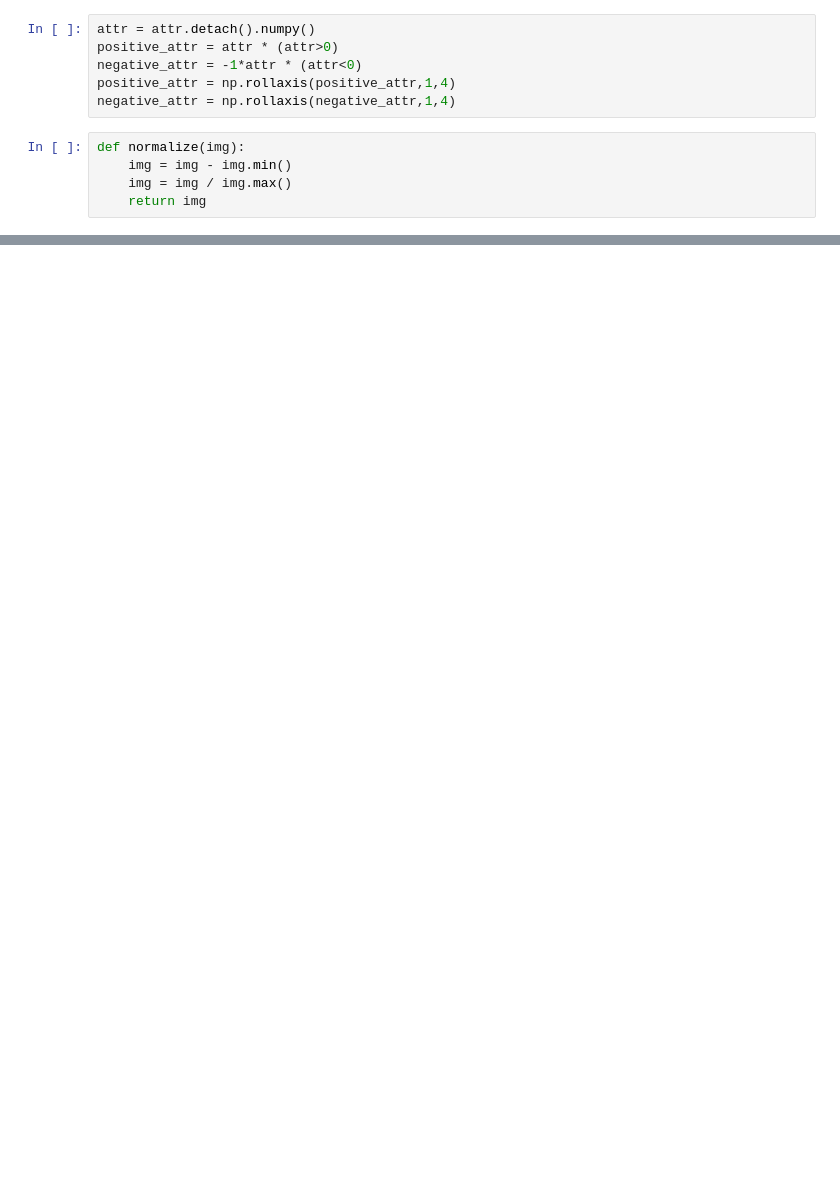
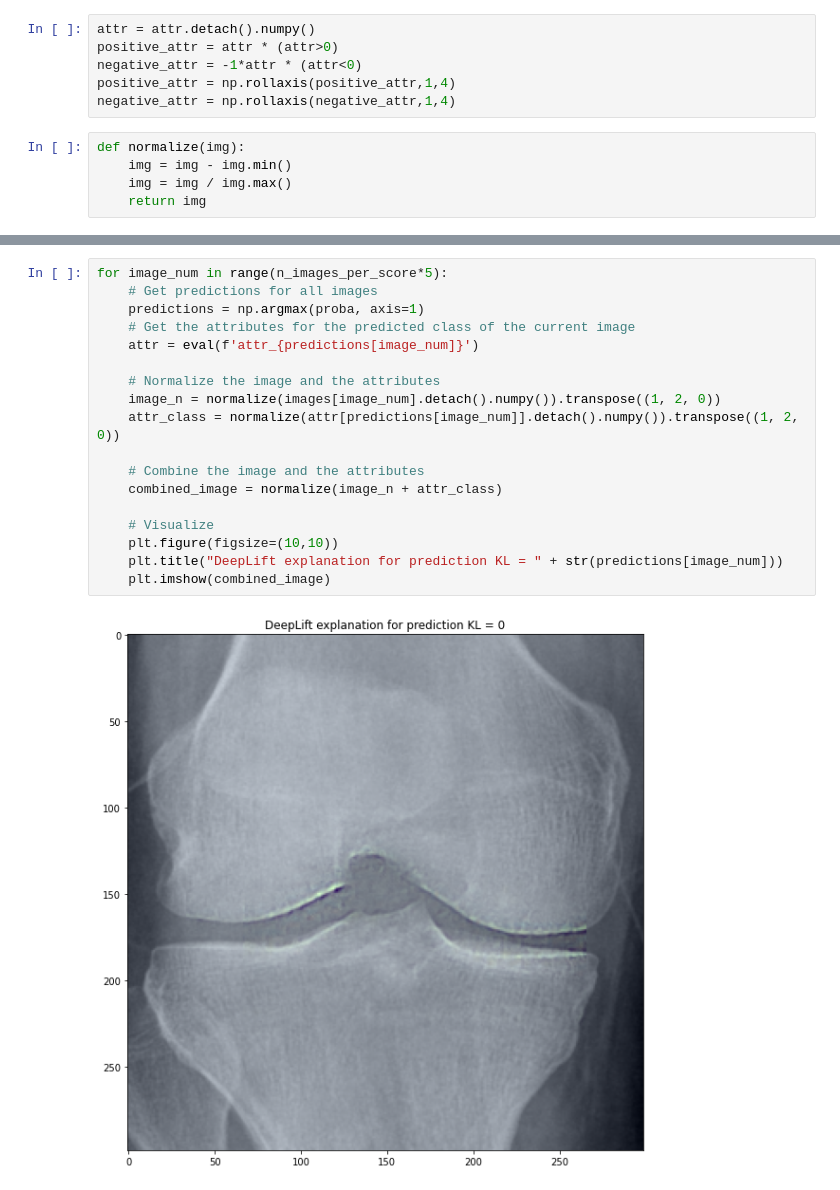
Before and after one commit to arjangroen/airmex, a Jupyter notebook: notebooks/Captum_experiments.ipynb, the cells around one changed output, grey strips where cells are left out. Cells and saved outputs as stored; diff of their text form; blank space fills up the shorter version.

```diff
--- a/notebooks/Captum_experiments.ipynb
+++ b/notebooks/Captum_experiments.ipynb
@@ -86,0 +129,20 @@ for image_num in range(n_images_per_score*5):
+# %%
+for image_num in range(n_images_per_score*5):
+    # Get predictions for all images
+    predictions = np.argmax(proba, axis=1)
+    # Get the attributes for the predicted class of the current image
+    attr = eval(f'attr_{predictions[image_num]}')
+
+    # Normalize the image and the attributes
+    image_n = normalize(images[image_num].detach().numpy()).transpose((1, 2, 0))
+    attr_class = normalize(attr[predictions[image_num]].detach().numpy()).transpose((1, 2, 0))
+
+    # Combine the image and the attributes
+    combined_image = normalize(image_n + attr_class)
+
+    # Visualize
+    plt.figure(figsize=(10,10))
+    plt.title("DeepLift explanation for prediction KL = " + str(predictions[image_num]))
+    plt.imshow(combined_image)
+# %% [output]
+[figure, added]
```
Also changed, not shown: parts of 13 cells of this notebook, 1 other file.
